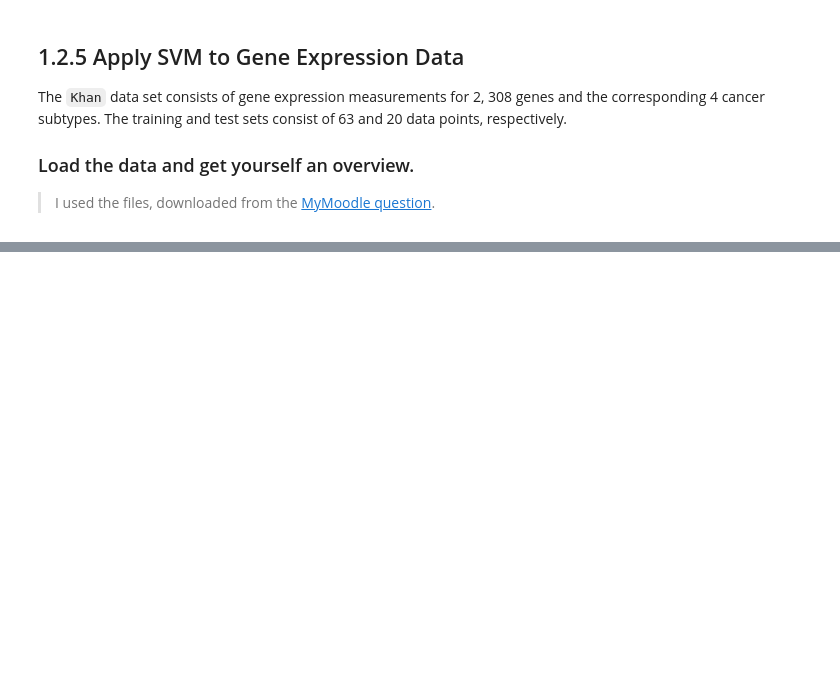
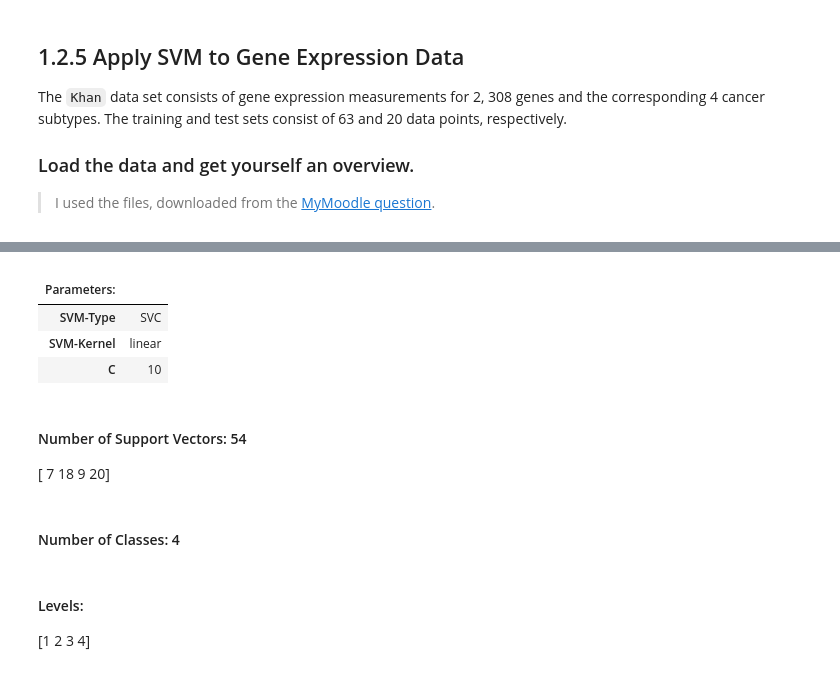
Before and after one commit to shevchenkobn/ml-practice, a Jupyter notebook: a7/a7.ipynb, the cells around one changed output, grey strips where cells are left out. Cells and saved outputs as stored; diff of their text form; code cells hidden in the pictures; blank space fills up the shorter version.

```diff
--- a/a7/a7.ipynb
+++ b/a7/a7.ipynb
@@ -671,0 +718,16 @@ Khan_xtest shape: (20, 2308)
+# %%
+reset_random(42)
+params = {'C': 10}
+svc_fit = fit_svc(khan_train_x_df, khan_train_y_df.squeeze(), kernel='linear', **params)
+print_svm(svc_fit, params.keys())
+# %% [output]
+|  |  |
+| Parameters: |  |
+| SVM-Type | SVC |
+| SVM-Kernel | linear |
+| C | 10 |
+#### Number of Support Vectors: 54
+[ 7 18  9 20]
+#### Number of Classes: 4
+#### Levels:
+[1 2 3 4]
```
Also changed, not shown: parts of 9 cells of this notebook, 2 other files.
